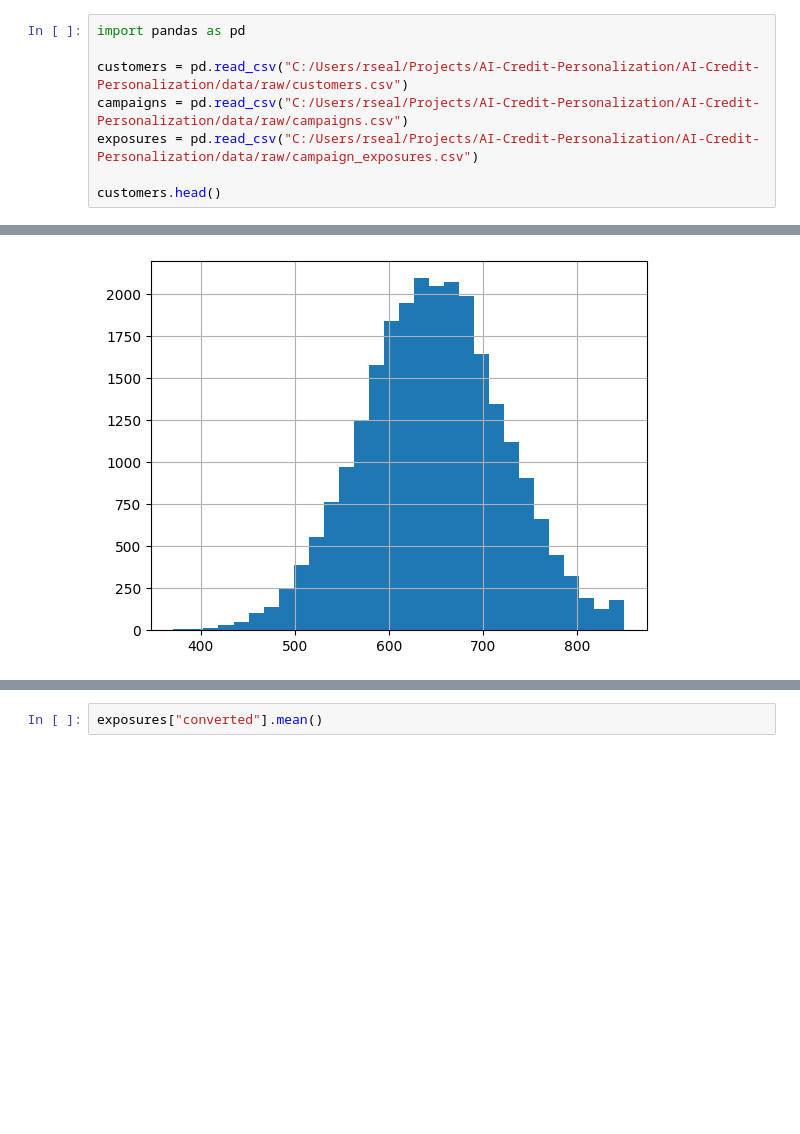
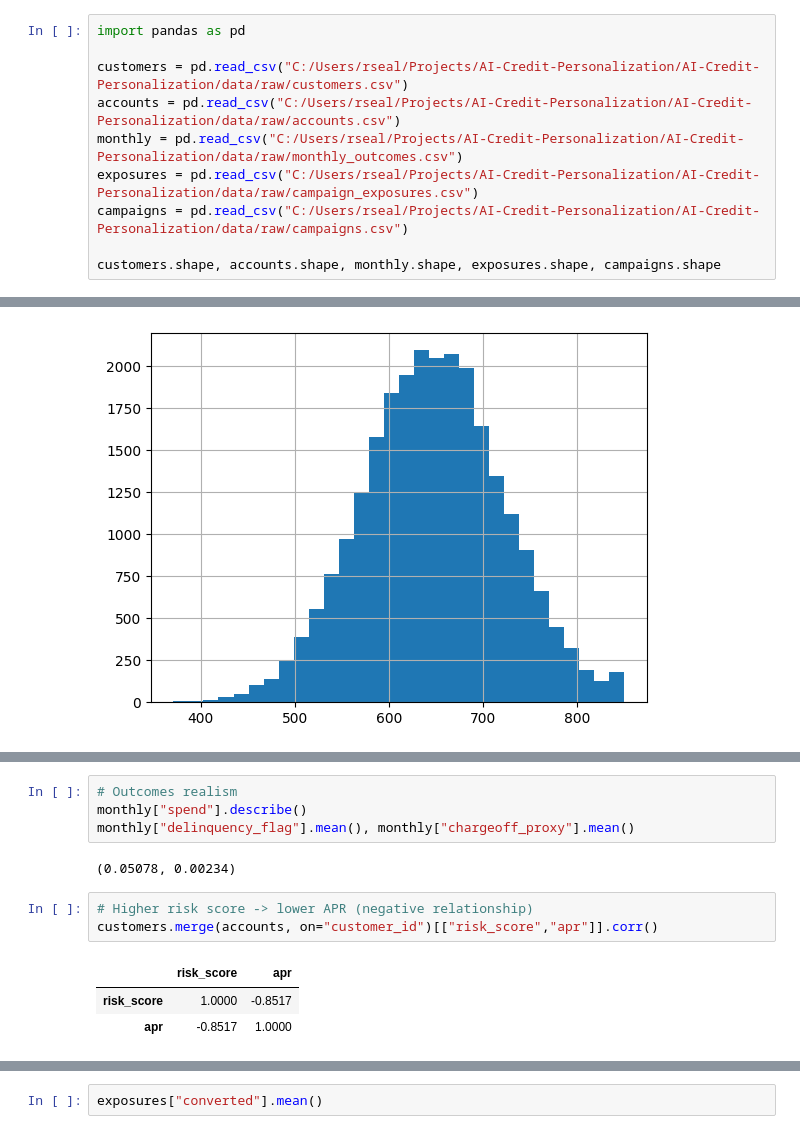
Before and after one commit to DSeals12/AI-Credit-Personalization, a Jupyter notebook: src/february_project/data_generation/01_data_validation.ipynb, the cells around one changed output, grey strips where cells are left out. Drawn from its saved outputs; the diff is of its cells as text; blank space fills up the shorter version.

Commit message:
Add accounts and monthly outcomes to synthetic dataset

```diff
--- a/src/february_project/data_generation/01_data_validation.ipynb
+++ b/src/february_project/data_generation/01_data_validation.ipynb
@@ -2,8 +2,10 @@
 import pandas as pd
 
 customers = pd.read_csv("C:/Users/rseal/Projects/AI-Credit-Personalization/AI-Credit-Personalization/data/raw/customers.csv")
+accounts = pd.read_csv("C:/Users/rseal/Projects/AI-Credit-Personalization/AI-Credit-Personalization/data/raw/accounts.csv")
+monthly = pd.read_csv("C:/Users/rseal/Projects/AI-Credit-Personalization/AI-Credit-Personalization/data/raw/monthly_outcomes.csv")
+exposures = pd.read_csv("C:/Users/rseal/Projects/AI-Credit-Personalization/AI-Credit-Personalization/data/raw/campaign_exposures.csv")
 campaigns = pd.read_csv("C:/Users/rseal/Projects/AI-Credit-Personalization/AI-Credit-Personalization/data/raw/campaigns.csv")
-exposures = pd.read_csv("C:/Users/rseal/Projects/AI-Credit-Personalization/AI-Credit-Personalization/data/raw/campaign_exposures.csv")
 
-customers.head()
+customers.shape, accounts.shape, monthly.shape, exposures.shape, campaigns.shape
 # %% [output]
@@ -22,0 +50,13 @@ customers["risk_score"].hist(bins=30)
+# %%
+# Outcomes realism
+monthly["spend"].describe()
+monthly["delinquency_flag"].mean(), monthly["chargeoff_proxy"].mean()
+# %% [output]
+(0.05078, 0.00234)
+# %%
+# Higher risk score -> lower APR (negative relationship)
+customers.merge(accounts, on="customer_id")[["risk_score","apr"]].corr()
+# %% [output]
+|  | risk_score | apr |
+| risk_score | 1.0000 | -0.8517 |
+| apr | -0.8517 | 1.0000 |
```
Also changed, not shown: parts of 4 cells of this notebook, 3 other files.
